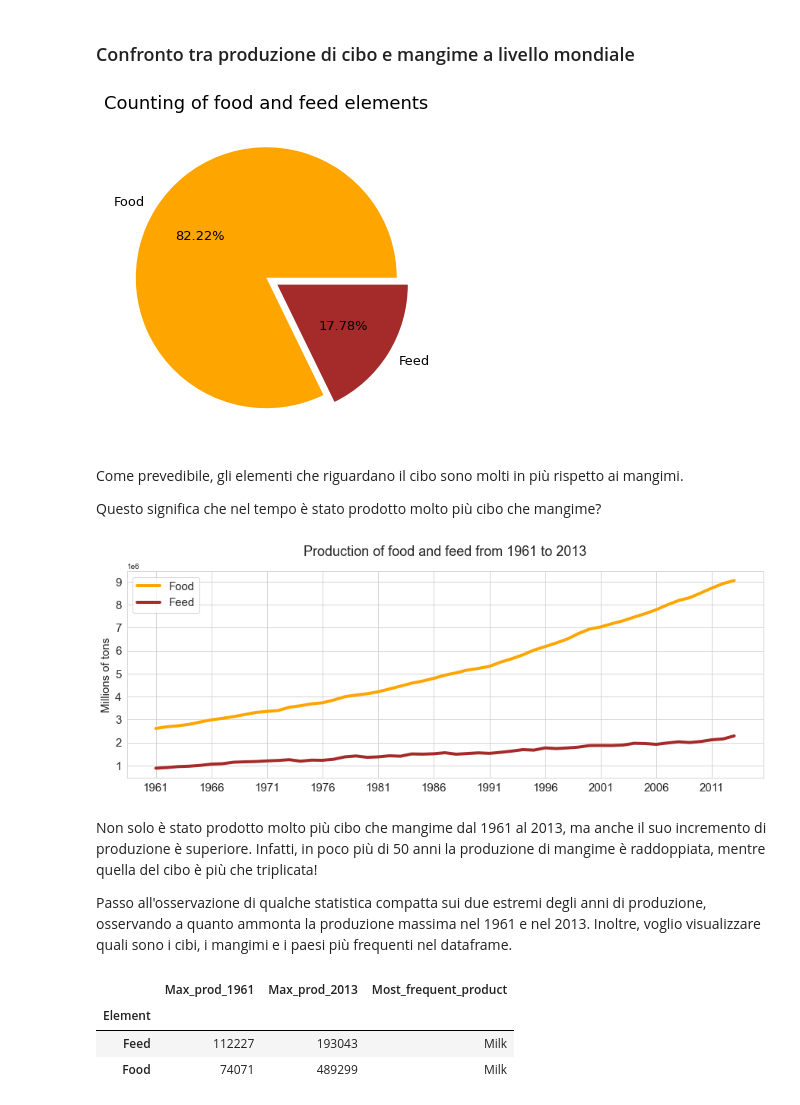
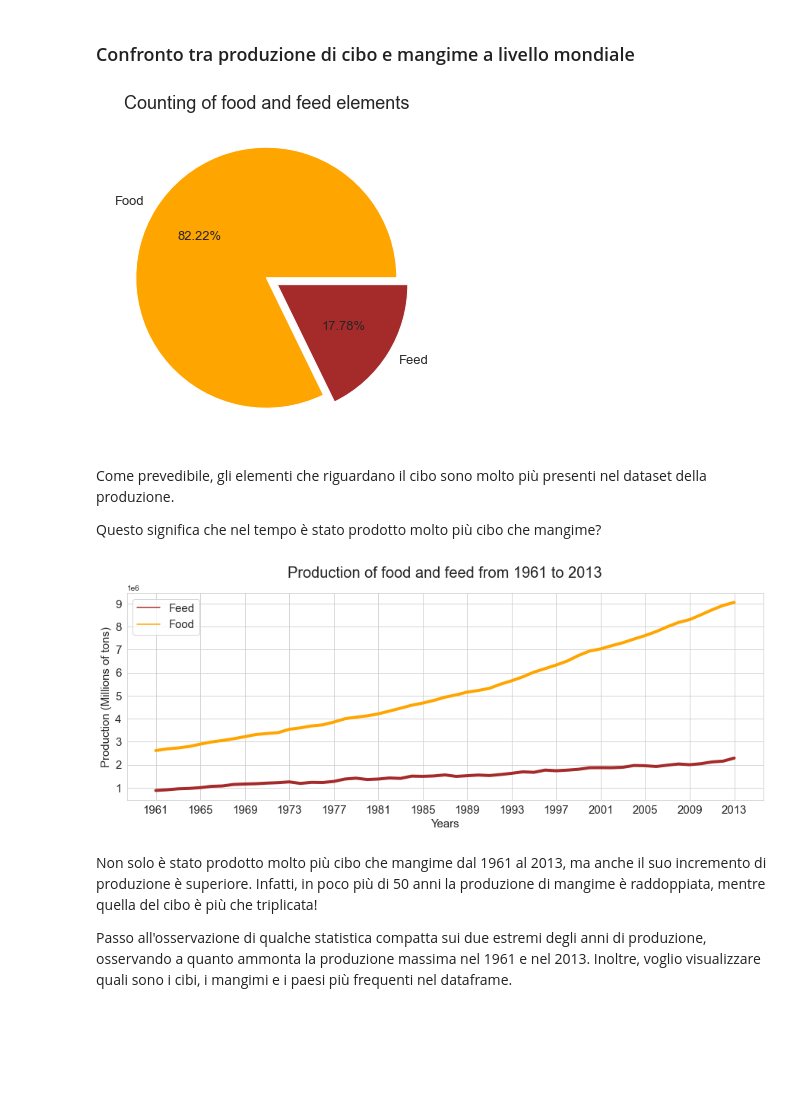
Before and after one commit to TheHextech/start2impact, a Jupyter notebook: Data_Science/Food_Project_DataVisualization_DataManipulation/EmanueleImmesiDataVis.ipynb, the cells around one changed output. Drawn from its saved outputs; the diff is of its cells as text; code cells hidden in the pictures; blank space fills up the shorter version.

Commit message:
Reviewed from Data Selection to Data Cleaning. Changed visualization from wide to long format.

```diff
--- a/Data_Science/Food_Project_DataVisualization_DataManipulation/EmanueleImmesiDataVis.ipynb
+++ b/Data_Science/Food_Project_DataVisualization_DataManipulation/EmanueleImmesiDataVis.ipynb
@@ -126,7 +134,4 @@ df_prod.rename(columns={x:x[1:] for x in df_prod.columns if 'Y' in x}, inplace=T
 
 # Cambio i nomi ad alcune labels
 df_prod.rename(columns={'Area': 'Country_Name', 'Area Abbreviation':'Country_Code'}, inplace=True)
-
-# Sostituisco gli spazi nelle features delle colonne per renderle più maneggiabili
-df_prod.rename(columns={n:n.replace(' ', '_') for n in df_prod.columns if ' ' in n}, inplace= True)
 # %% [markdown]
@@ -483,0 +498,11 @@ df_prod.reset_index(drop=True, inplace=True)
+# %%
+df_prod = df_prod.melt(
+
+    id_vars=['Country_Code', 'Country_Name', 'Item', 'Element', 'latitude', 'longitude'],
+    value_vars=[str(n) for n in range(1961, 2013+1)],
+    var_name="Years",
+    value_name="Production"
+
+    )
+
+df_prod.head()
@@ -711,47 +757,46 @@ df.head()
 # %% [markdown]
 ### Confronto tra produzione di cibo e mangime a livello mondiale
 # %%
-elements = df_prod["Element"].value_counts()
+elements = df_prod.Element.value_counts()
+
+sns.set_style('whitegrid')
+plt.figure(figsize = (8,6))
+plt.title("Counting of food and feed elements", fontsize=18)
 
 labels = elements.index
 explode = [0, 0.1]
 colors = ['orange', 'brown']
 
-plt.figure(figsize = (8,6))
 plt.pie(elements, labels=labels, explode=explode, autopct='%1.2f%%', colors=colors, textprops={'fontsize': 13})
 
-plt.title("Counting of food and feed elements", fontsize=18)
 plt.show()
 # %% [output]
-[figure, old version]
+[figure, new version]
 # %% [markdown]
-Come prevedibile, gli elementi che riguardano il cibo sono molti in più rispetto ai mangimi.
+Come prevedibile, gli elementi che riguardano il cibo sono molto più presenti nel dataset della produzione.
 
 Questo significa che nel tempo è stato prodotto molto più cibo che mangime?
 # %%
-years_of_production = [str(n) for n in range(1961, 2013+1)]
-
-# Raggruppo tutti gli elementi di cibi e mangimi e sommo i quantitativi prodotti ogni anno
-total_production = df_prod.groupby('Element')[years_of_production].sum()
+# Raggruppo tutti gli elementi di cibi e mangimi e sommo i valori di produzione di ogni anno
+food_feed_prod = df_prod.groupby(['Element', 'Years'])['Production'].sum().reset_index()
 
 sns.set_style('whitegrid')
 
 plt.figure(figsize=(15,5))
+plt.title('Production of food and feed from 1961 to 2013', size=20, pad=20)
 
-sns.lineplot(data=total_production.loc['Food'], label='Food', linewidth=4, color='orange')
-sns.lineplot(data=total_production.loc['Feed'], label='Feed', linewidth=4, color='brown')
+sns.lineplot(data=food_feed_prod, x='Years', y='Production', hue='Element', linewidth=4, palette=['brown', 'orange'])
 
-plt.title('Production of food and feed from 1961 to 2013', size=18, pad=20)
-
-plt.ylabel('Millions of tons', size=15)
+plt.ylabel('Production (Millions of tons)', size=15)
 plt.yticks(size=15)
 
-plt.xticks(np.arange(0, len(years_of_production), 5), size=15)
+plt.xlabel('Years', size=15)
+plt.xticks(np.arange(0, 54, 4), size=15)
 
 plt.legend(prop={'size': 15})
 plt.show()
 # %% [output]
-[figure, old version]
+[figure, new version]
 # %% [markdown]
 Non solo è stato prodotto molto più cibo che mangime dal 1961 al 2013, ma anche il suo incremento di produzione è superiore. Infatti, in poco più di 50 anni la produzione di mangime è raddoppiata, mentre quella del cibo è più che triplicata!
 
@@ -767,11 +812,6 @@ max_prod = df_prod.groupby('Element').agg(**aggregations)
 
 
 max_prod
-# %% [output]
-|  | Max_prod_1961 | Max_prod_2013 | Most_frequent_product |
-| Element |  |  |  |
-| Feed | 112227 | 193043 | Milk |
-| Food | 74071 | 489299 | Milk |
 # %%
 # [ ] Spiega la tabella e prepara la prossima cella di codice
 # %%
```
Also changed, not shown: parts of 50 cells of this notebook.
